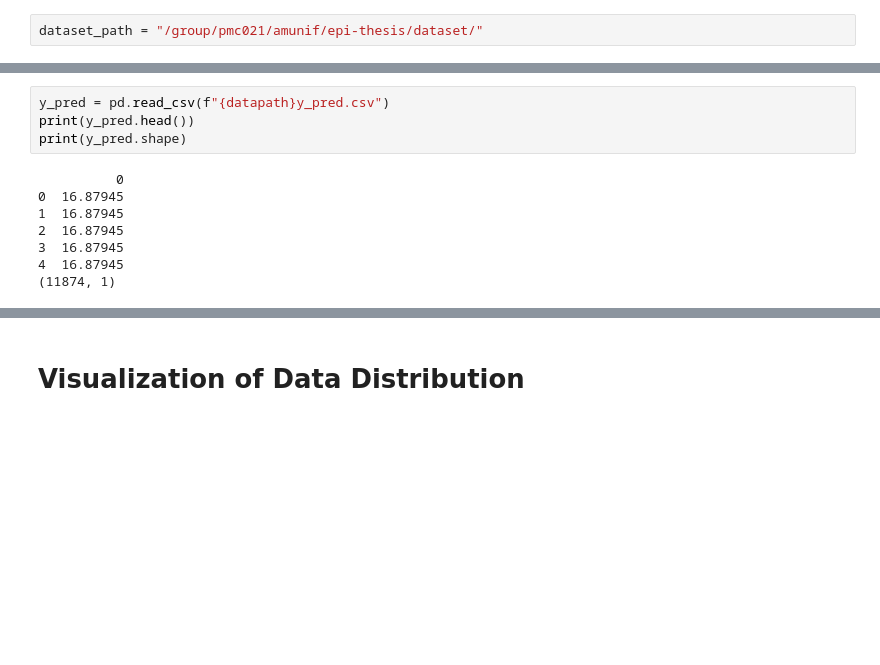
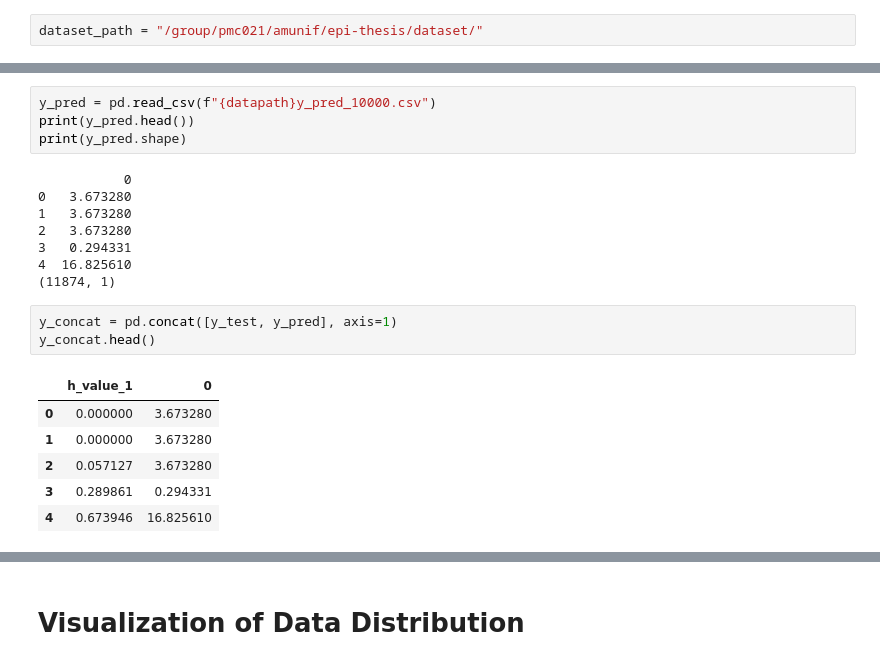
Before and after one commit to munif/epi-thesis, a Jupyter notebook: workflow/03. Encoding New Dataset, XGBoost/Prediction Visualization.ipynb, the cells around one changed output, grey strips where cells are left out. Cells and saved outputs as stored; diff of their text form; blank space fills up the shorter version.

```diff
--- a/workflow/03. Encoding New Dataset, XGBoost/Prediction Visualization.ipynb
+++ b/workflow/03. Encoding New Dataset, XGBoost/Prediction Visualization.ipynb
@@ -20,14 +20,24 @@ print(y_test.shape)
 4   0.673946
 (11874, 1)
 # %%
-y_pred = pd.read_csv(f"{datapath}y_pred.csv")
+y_pred = pd.read_csv(f"{datapath}y_pred_10000.csv")
 print(y_pred.head())
 print(y_pred.shape)
 # %% [output]
-          0
-0  16.87945
-1  16.87945
-2  16.87945
-3  16.87945
-4  16.87945
+           0
+0   3.673280
+1   3.673280
+2   3.673280
+3   0.294331
+4  16.825610
 (11874, 1)
+# %%
+y_concat = pd.concat([y_test, y_pred], axis=1)
+y_concat.head()
+# %% [output]
+|  | h_value_1 | 0 |
+| 0 | 0.000000 | 3.673280 |
+| 1 | 0.000000 | 3.673280 |
+| 2 | 0.057127 | 3.673280 |
+| 3 | 0.289861 | 0.294331 |
+| 4 | 0.673946 | 16.825610 |
```
Also changed, not shown: parts of 6 cells of this notebook, 4 other files.
